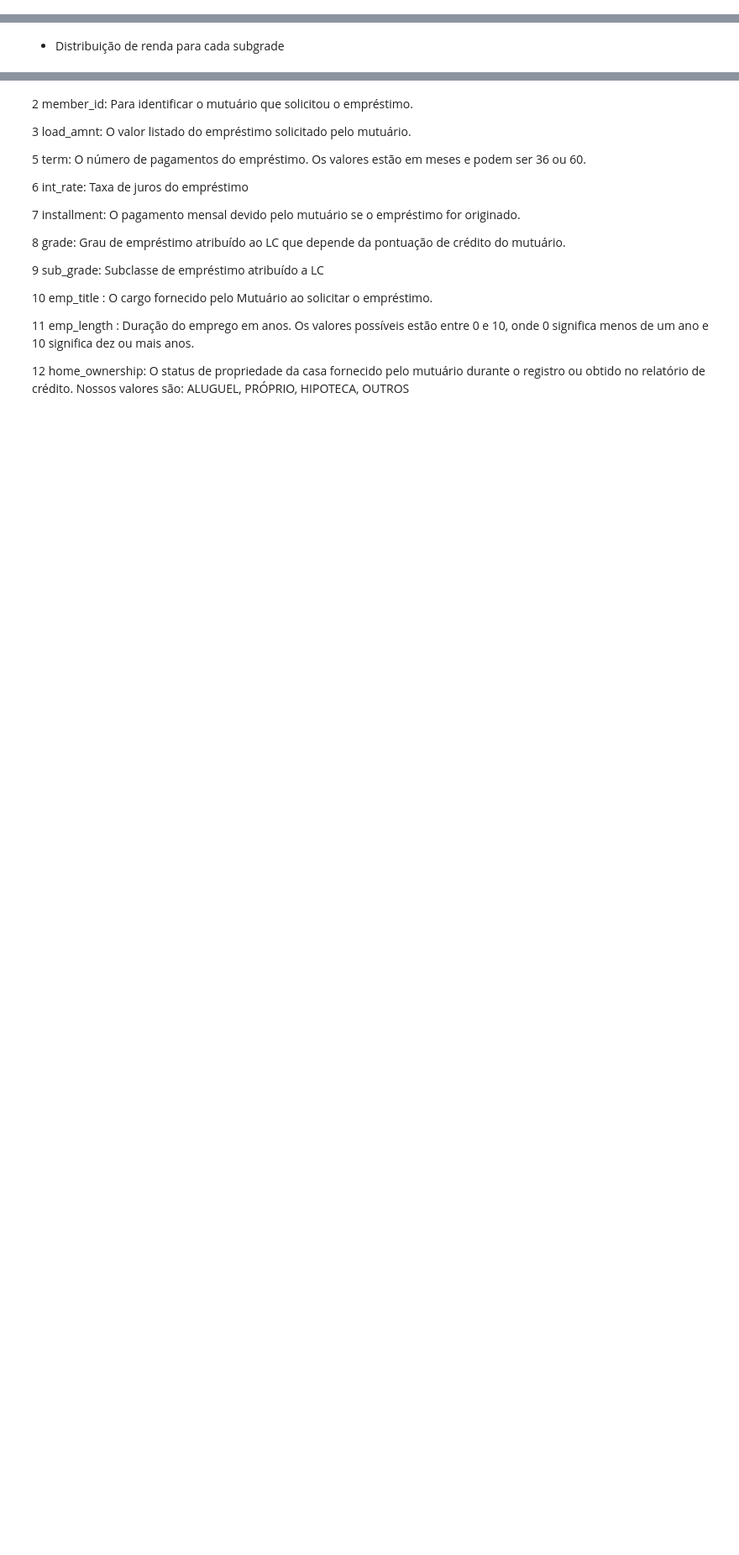
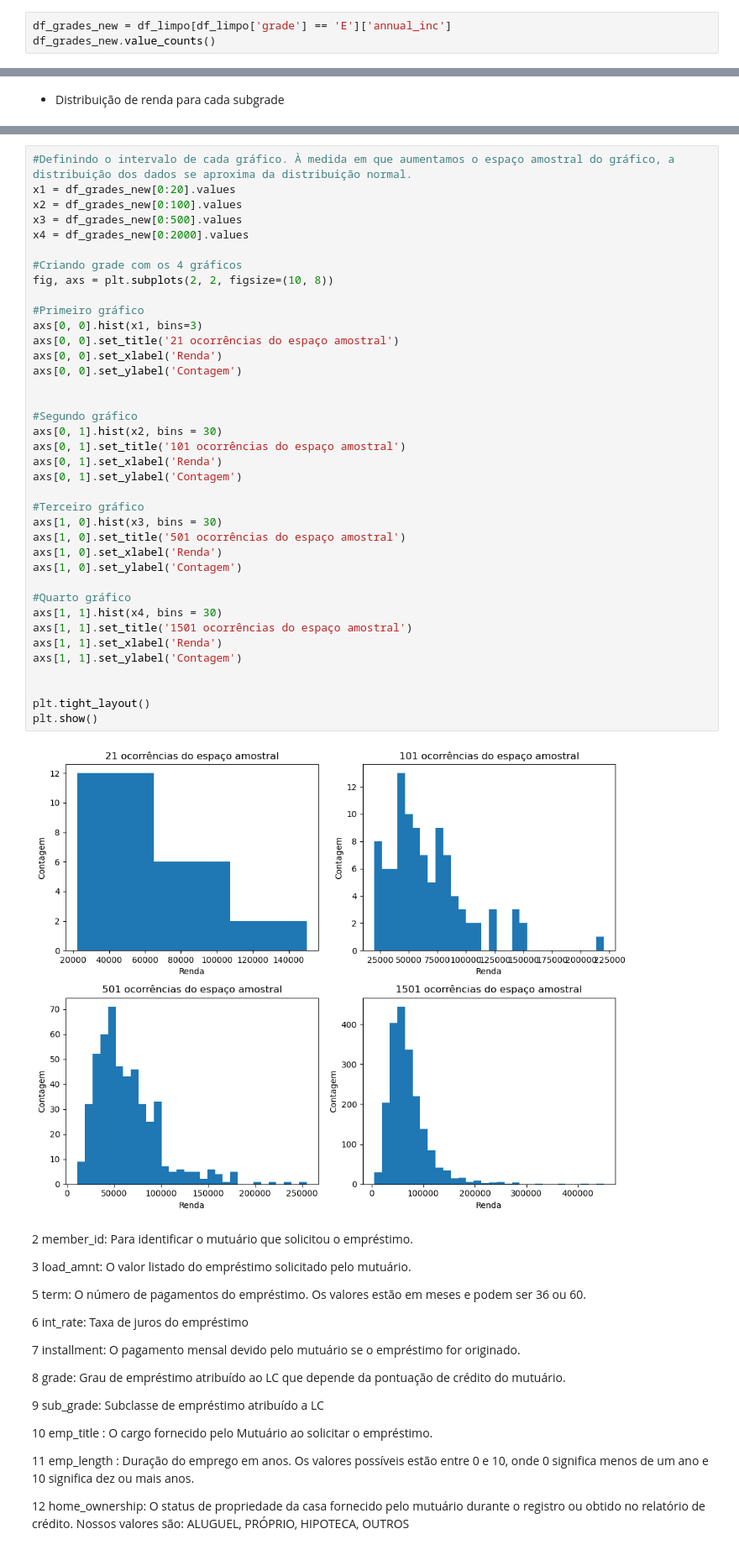
Before and after one commit to caiocguedes/credit-risk, a Jupyter notebook: analise_de_credito.ipynb, the cells around one changed output, grey strips where cells are left out. Shown at 84% size. Drawn from its saved outputs; the diff is of its cells as text; blank space fills up the shorter version.

Commit message:
atualizando projeto com analise de distribuicao normal

```diff
--- a/analise_de_credito.ipynb
+++ b/analise_de_credito.ipynb
@@ -554,0 +502,3 @@ plt.show()
+# %%
+df_grades_new = df_limpo[df_limpo['grade'] == 'E']['annual_inc']
+df_grades_new.value_counts()
@@ -588,3 +521,43 @@ plt.show()
+# %%
+#Definindo o intervalo de cada gráfico. À medida em que aumentamos o espaço amostral do gráfico, a distribuição dos dados se aproxima da distribuição normal.
+x1 = df_grades_new[0:20].values
+x2 = df_grades_new[0:100].values
+x3 = df_grades_new[0:500].values
+x4 = df_grades_new[0:2000].values
+
+#Criando grade com os 4 gráficos
+fig, axs = plt.subplots(2, 2, figsize=(10, 8))
+
+#Primeiro gráfico
+axs[0, 0].hist(x1, bins=3)
+axs[0, 0].set_title('21 ocorrências do espaço amostral')
+axs[0, 0].set_xlabel('Renda')
+axs[0, 0].set_ylabel('Contagem')
+
+
+#Segundo gráfico
+axs[0, 1].hist(x2, bins = 30)
+axs[0, 1].set_title('101 ocorrências do espaço amostral')
+axs[0, 1].set_xlabel('Renda')
+axs[0, 1].set_ylabel('Contagem')
+
+#Terceiro gráfico
+axs[1, 0].hist(x3, bins = 30)
+axs[1, 0].set_title('501 ocorrências do espaço amostral')
+axs[1, 0].set_xlabel('Renda')
+axs[1, 0].set_ylabel('Contagem')
+
+#Quarto gráfico
+axs[1, 1].hist(x4, bins = 30)
+axs[1, 1].set_title('1501 ocorrências do espaço amostral')
+axs[1, 1].set_xlabel('Renda')
+axs[1, 1].set_ylabel('Contagem')
+
+
+plt.tight_layout()
+plt.show()
+# %% [output]
+[figure, added]
 # %% [markdown]
 
 2 member_id: Para identificar o mutuário que solicitou o empréstimo.
```
Also changed, not shown: parts of 11 cells of this notebook.
